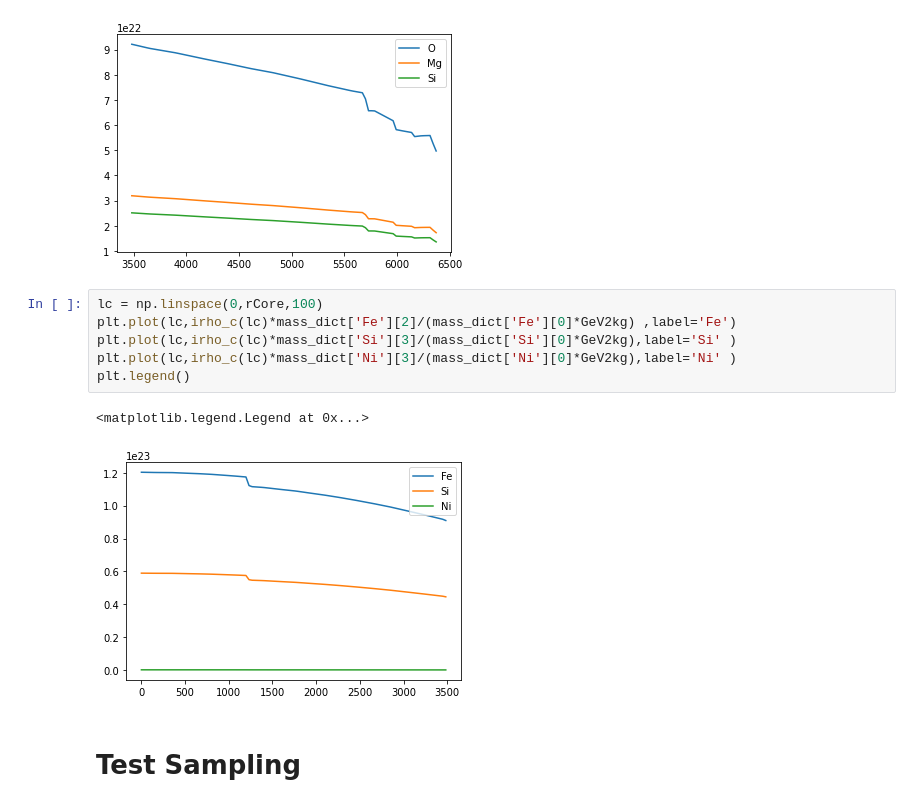
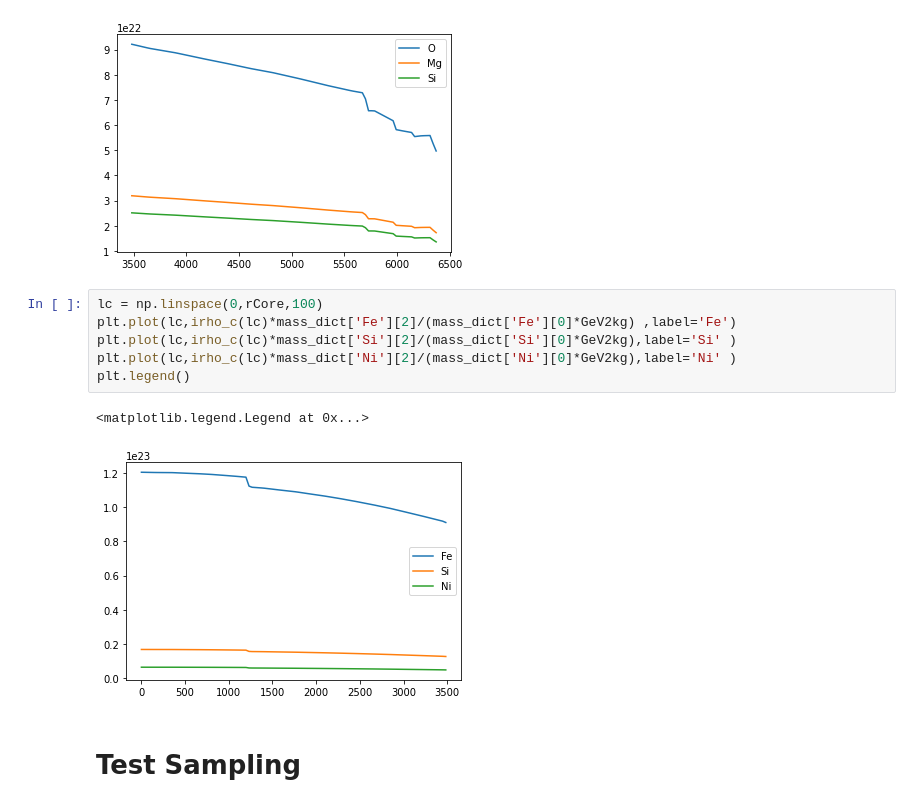
Before and after one commit to XueXiao-Physics/realEarthScatterDM, a Jupyter notebook: test_and_run.ipynb, the cells around one changed output. Saved outputs shown, nothing was run; the diff lists cells and outputs as text.

```diff
--- a/test_and_run.ipynb
+++ b/test_and_run.ipynb
@@ -23,12 +23,12 @@ plt.legend()
 # %%
 lc = np.linspace(0,rCore,100)
 plt.plot(lc,irho_c(lc)*mass_dict['Fe'][2]/(mass_dict['Fe'][0]*GeV2kg) ,label='Fe')
-plt.plot(lc,irho_c(lc)*mass_dict['Si'][3]/(mass_dict['Si'][0]*GeV2kg),label='Si' )
-plt.plot(lc,irho_c(lc)*mass_dict['Ni'][3]/(mass_dict['Ni'][0]*GeV2kg),label='Ni' )
+plt.plot(lc,irho_c(lc)*mass_dict['Si'][2]/(mass_dict['Si'][0]*GeV2kg),label='Si' )
+plt.plot(lc,irho_c(lc)*mass_dict['Ni'][2]/(mass_dict['Ni'][0]*GeV2kg),label='Ni' )
 plt.legend()
 # %% [output]
 <matplotlib.legend.Legend at 0x...>
-[figure, old version]
+[figure, new version]
 # %% [markdown]
 # Test Sampling
 # %%
```
Also changed, not shown: parts of 3 cells of this notebook.
